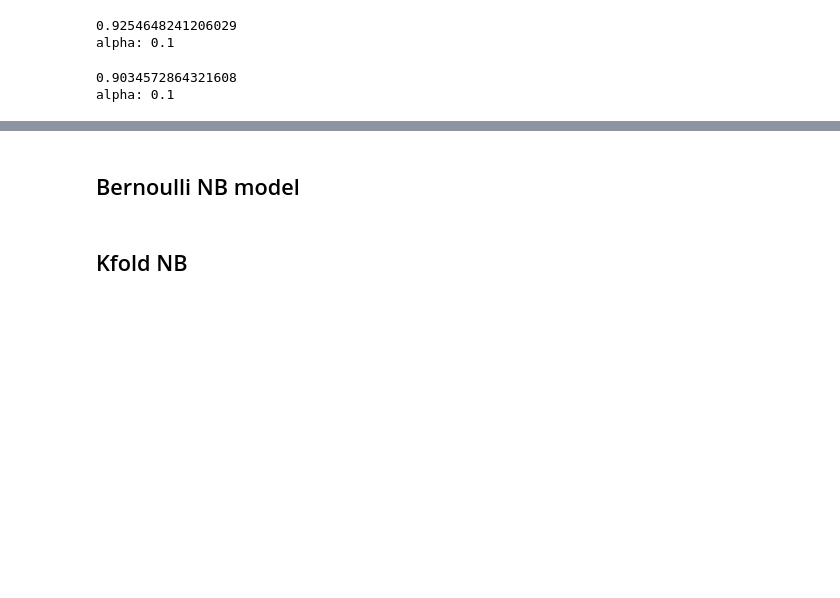
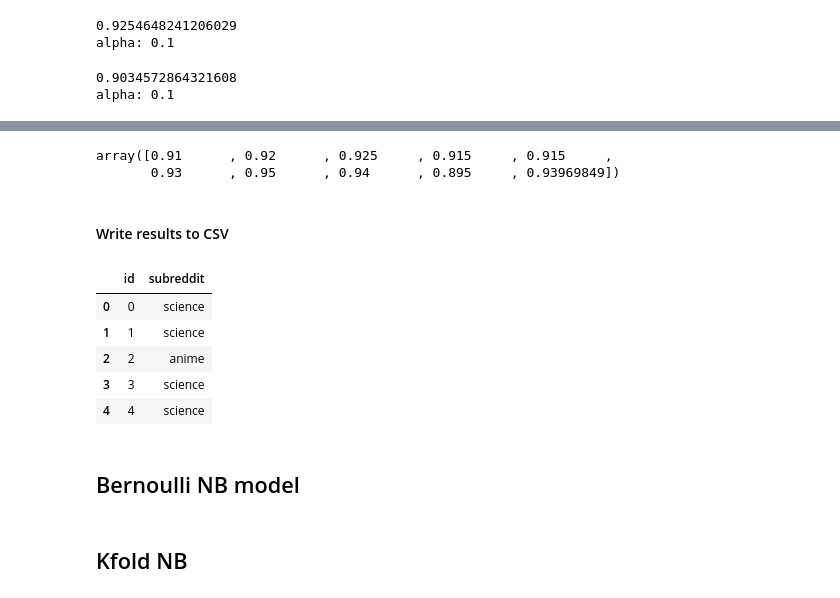
Before and after one commit to jwang44/crispy-fiesta, a Jupyter notebook: Feature_binary.ipynb, the cells around one changed output, grey strips where cells are left out. Drawn from its saved outputs; the diff is of its cells as text; code cells hidden in the pictures; blank space fills up the shorter version.

Commit message:
add write_to_csv

```diff
--- a/Feature_binary.ipynb
+++ b/Feature_binary.ipynb
@@ -703,0 +716,8 @@ gs_model.cv_results_
+# %%
+model = LinearSVC(C=1)
+model.fit(vectors_train_stop_tfidf_Lemma, y_train_num)
+cross_val_score(model, vectors_train_stop_Lemma, y_train_num, cv=10)
+#y_pred = model.predict(vectors_test_stop_Lemma)
+# %% [output]
+array([0.91      , 0.92      , 0.925     , 0.915     , 0.915     ,
+       0.93      , 0.95      , 0.94      , 0.895     , 0.93969849])
@@ -703,0 +734,2 @@ gs_model.cv_results_
+# %% [markdown]
+#### Write results to CSV
@@ -704,3 +739,13 @@ gs_model.cv_results_
+# %%
+pred_csv = pd.read_csv('result.csv',engine='python')
+pred_csv.head()
+# %% [output]
+|  | id | subreddit |
+| 0 | 0 | science |
+| 1 | 1 | science |
+| 2 | 2 | anime |
+| 3 | 3 | science |
+| 4 | 4 | science |
 # %% [markdown]
 ## Bernoulli NB model
 # %%
```
Also changed, not shown: parts of 6 cells of this notebook.
